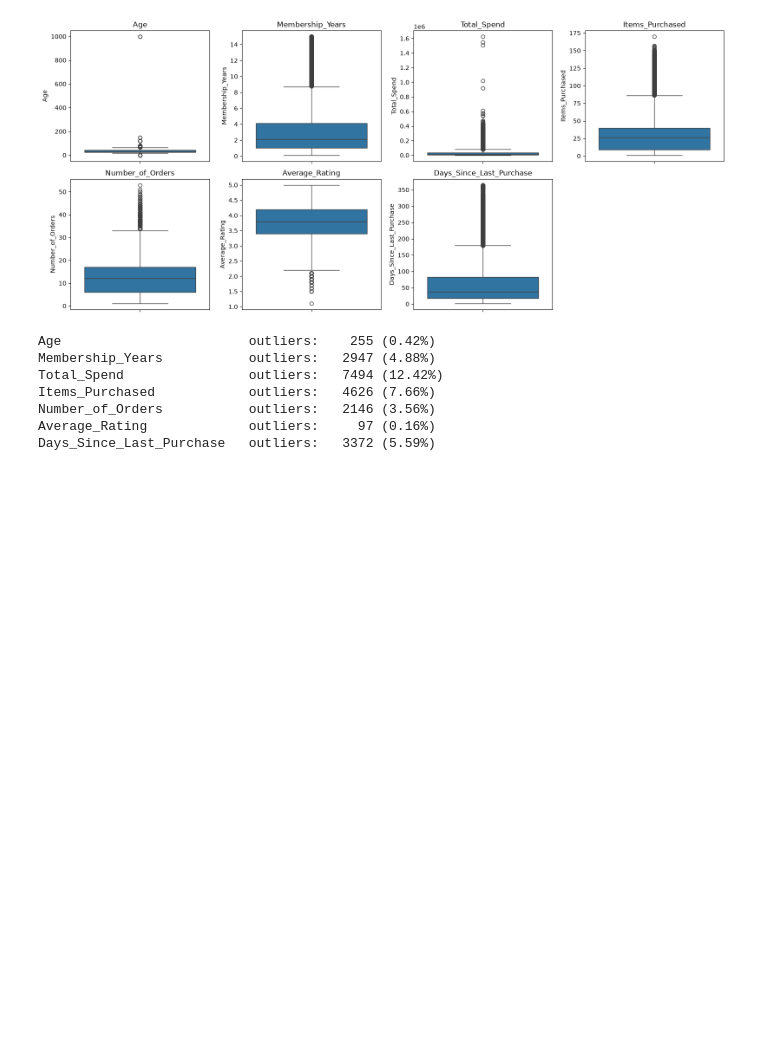
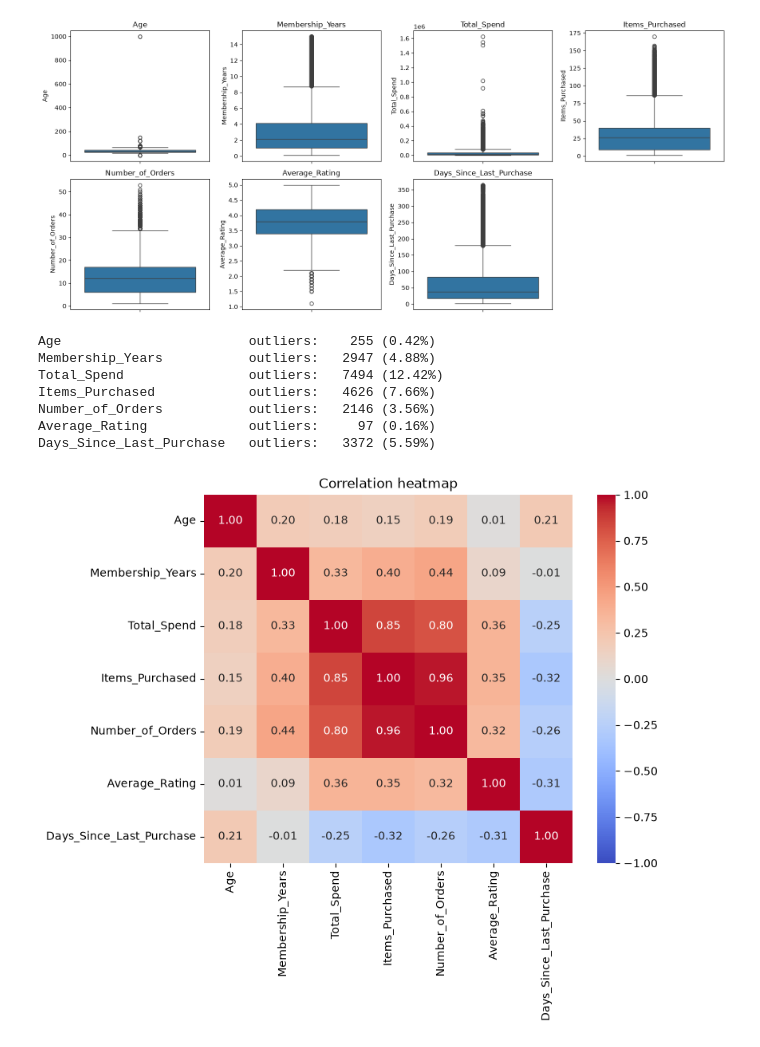
Before and after one commit to Jiya-D/CustomerIQ, a Jupyter notebook: notebooks/01_eda.ipynb, the cells around one changed output. Saved outputs shown, nothing was run; the diff lists cells and outputs as text; code cells hidden in the pictures; blank space fills up the shorter version.

Commit message:
EDA: correlation heatmap and recency vs spend scatter

```diff
--- a/notebooks/01_eda.ipynb
+++ b/notebooks/01_eda.ipynb
@@ -147,3 +147,14 @@ Items_Purchased            outliers:   4626 (7.66%)
 Number_of_Orders           outliers:   2146 (3.56%)
 Average_Rating             outliers:     97 (0.16%)
 Days_Since_Last_Purchase   outliers:   3372 (5.59%)
+# %%
+df_tmp = df.copy()
+df_tmp.loc[~df_tmp["Age"].between(18, 100), "Age"] = np.nan
+
+corr = df_tmp[num_cols].corr()
+plt.figure(figsize=(8, 6))
+sns.heatmap(corr, annot=True, fmt=".2f", cmap="coolwarm", vmin=-1, vmax=1, square=True)
+plt.title("Correlation heatmap")
+plt.show()
+# %% [output]
+[figure, added]
```
Also changed, not shown: parts of 1 cell of this notebook.
